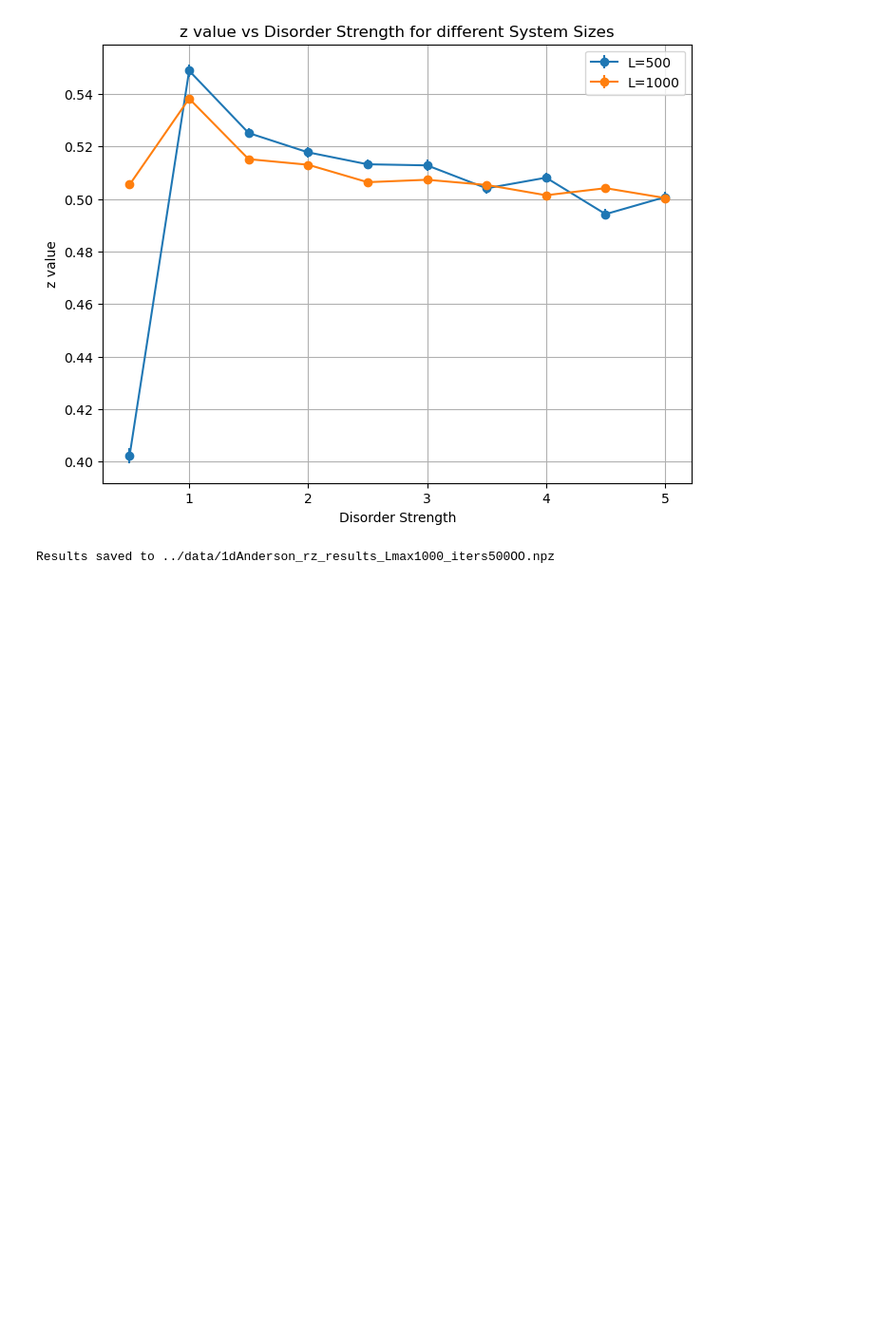
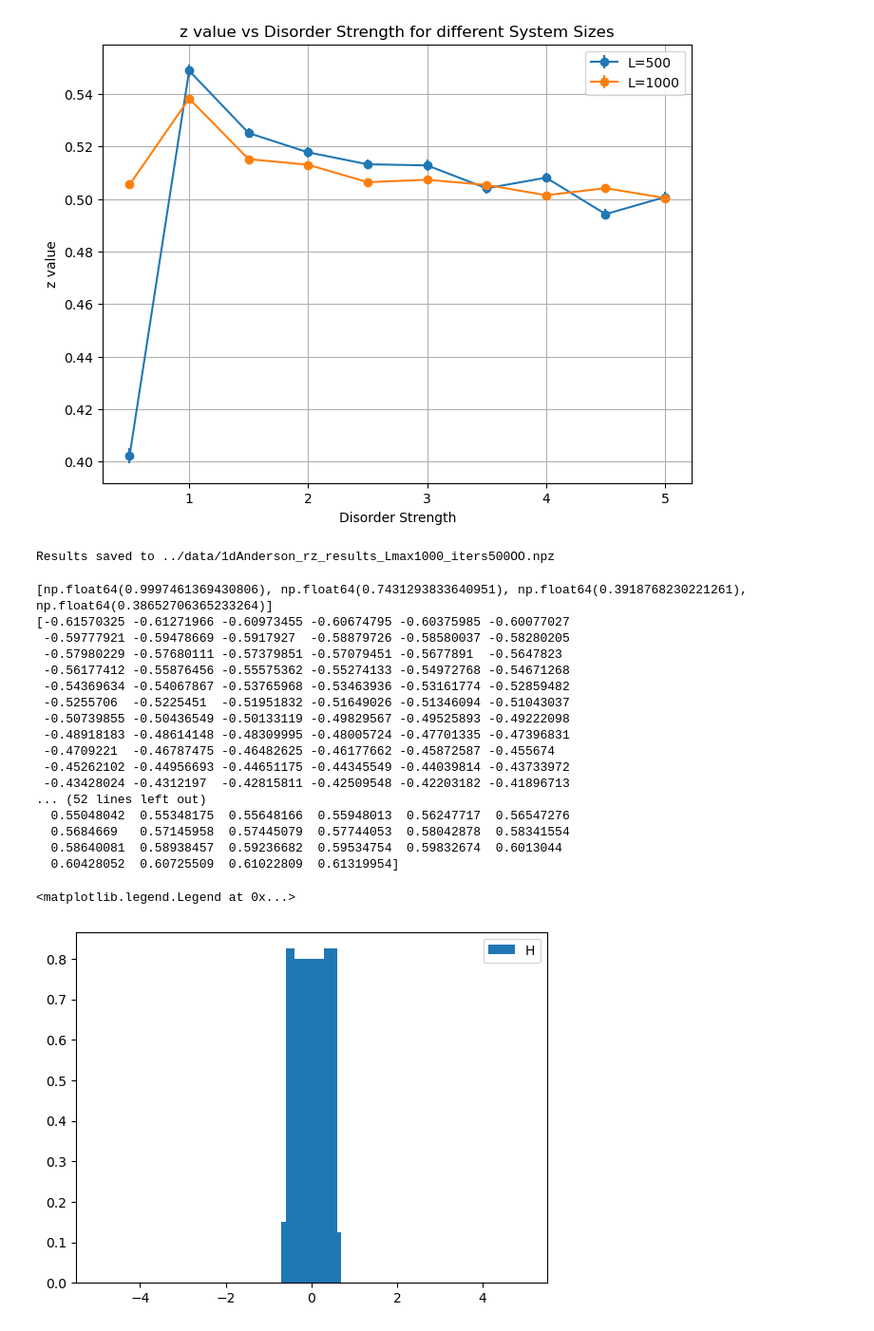
Before and after one commit to sylshaw01/SpectralLocaliser, a Jupyter notebook: src/1dplay.ipynb, the cells around one changed output. Shown at 95% size. Cells and saved outputs as stored; diff of their text form; code cells hidden in the pictures; blank space fills up the shorter version.

Commit message:
Aubry Andre model scripts added

```diff
--- a/src/1dplay.ipynb
+++ b/src/1dplay.ipynb
@@ -364,3 +364,65 @@ np.savez(filename, L_values=L_values, disorder_values=disorder_values, r_results
 print(f"Results saved to {filename}")
 # %% [output]
 Results saved to ../data/1dAnderson_rz_results_Lmax1000_iters500OO.npz
+# %%
+import scipy.sparse as sp
+from scipy.sparse.linalg import eigsh
+import numpy as np
+import matplotlib.pyplot as plt
+from multiprocessing import Pool
+import math
+from SLmodels import OneDimensionalAubryAndre
+
+models = [OneDimensionalAubryAndre(L=2000,rho=30,kappa=0.1,disorder=d) for d in np.linspace(0.2,5,4)]
+
+eigvalsH = [models[i].find_eigenvalues(models[i].H)[0] for i in range(len(models))]
+#eigvecsSL = [models[i].find_eigenvalues(models[i].SL)[0] for i in range(len(models))]
+#eigvecsH, eigvalsH = model.find_eigenvalues(model.H)
+#eigvecs, eigvals = model.find_eigenvalues(model.SL)
+# plot histogram of eigenvalues
+
+
+
+# r, z = model.compute_statistics(model.SL)
+# print(f"r: {r}, z: {z}")
+
+# def single_iteration(args):
+#     L, rho, kappa, disorder, i = args
+#     model = OneDimensionalAnderson(L=L, rho=rho, kappa=kappa, disorder=disorder)
+#     eigvecs, eigvals = model.find_eigenvalues(model.SL)
+
+#     r, z = model.compute_statistics(model.SL)
+#     print(f"   r value for {i+1}th iteration: {r}")
+#     return r
+# %%
+
+rvalsH = [models[i].calculate_r(eigvalsH[i]) for i in range(len(models))]
+print(rvalsH)
+print(eigvalsH[0])
+eigvalsH = [eigvalsH[i].flatten() for i in range(len(models))]
+#eigvalsSL = [eigvecsSL[i].flatten() for i in [3]]
+
+plt.hist(eigvalsH[0], bins=100, range=(-5, 5), density=True)
+#plt.hist(eigvalsSL, bins=100, range=(-5, 5), alpha=0.5, density=True)
+#add legend where H is blue and SL is orange
+plt.legend(['H', 'SL'])
+# %% [output]
+[np.float64(0.9997461369430806), np.float64(0.7431293833640951), np.float64(0.3918768230221261), np.float64(0.38652706365233264)]
+[-0.61570325 -0.61271966 -0.60973455 -0.60674795 -0.60375985 -0.60077027
+ -0.59777921 -0.59478669 -0.5917927  -0.58879726 -0.58580037 -0.58280205
+ -0.57980229 -0.57680111 -0.57379851 -0.57079451 -0.5677891  -0.5647823
+ -0.56177412 -0.55876456 -0.55575362 -0.55274133 -0.54972768 -0.54671268
+ -0.54369634 -0.54067867 -0.53765968 -0.53463936 -0.53161774 -0.52859482
+ -0.5255706  -0.5225451  -0.51951832 -0.51649026 -0.51346094 -0.51043037
+ -0.50739855 -0.50436549 -0.50133119 -0.49829567 -0.49525893 -0.49222098
+ -0.48918183 -0.48614148 -0.48309995 -0.48005724 -0.47701335 -0.47396831
+ -0.4709221  -0.46787475 -0.46482625 -0.46177662 -0.45872587 -0.455674
+ -0.45262102 -0.44956693 -0.44651175 -0.44345549 -0.44039814 -0.43733972
+ -0.43428024 -0.4312197  -0.42815811 -0.42509548 -0.42203182 -0.41896713
+... (52 lines left out)
+  0.55048042  0.55348175  0.55648166  0.55948013  0.56247717  0.56547276
+  0.5684669   0.57145958  0.57445079  0.57744053  0.58042878  0.58341554
+  0.58640081  0.58938457  0.59236682  0.59534754  0.59832674  0.6013044
+  0.60428052  0.60725509  0.61022809  0.61319954]
+<matplotlib.legend.Legend at 0x...>
+[figure, added]
```
Also changed, not shown: parts of 3 cells of this notebook, 3 other files.
